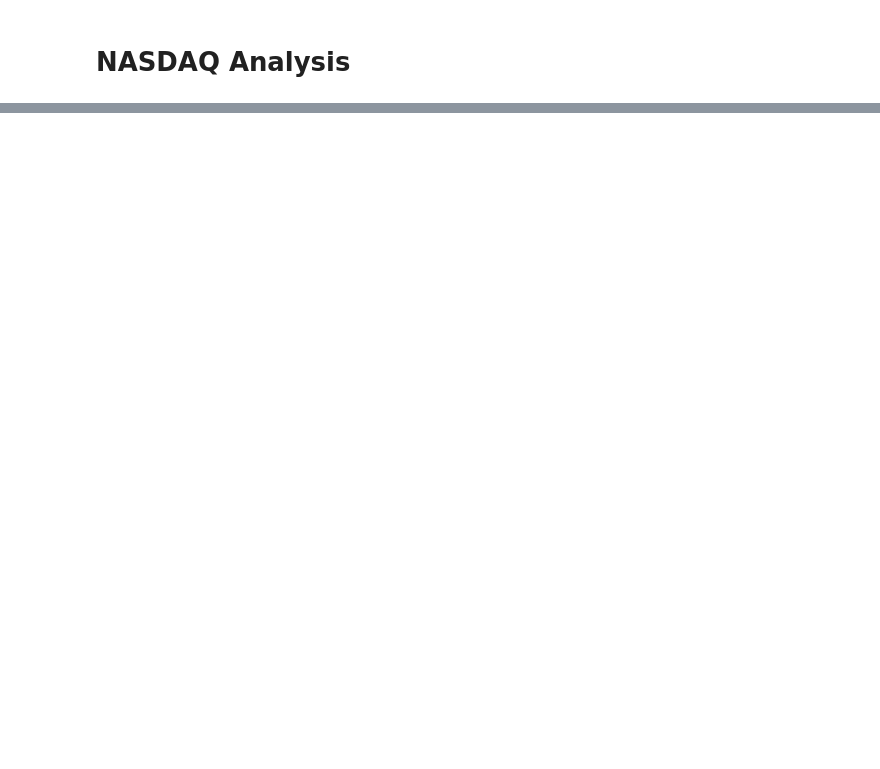
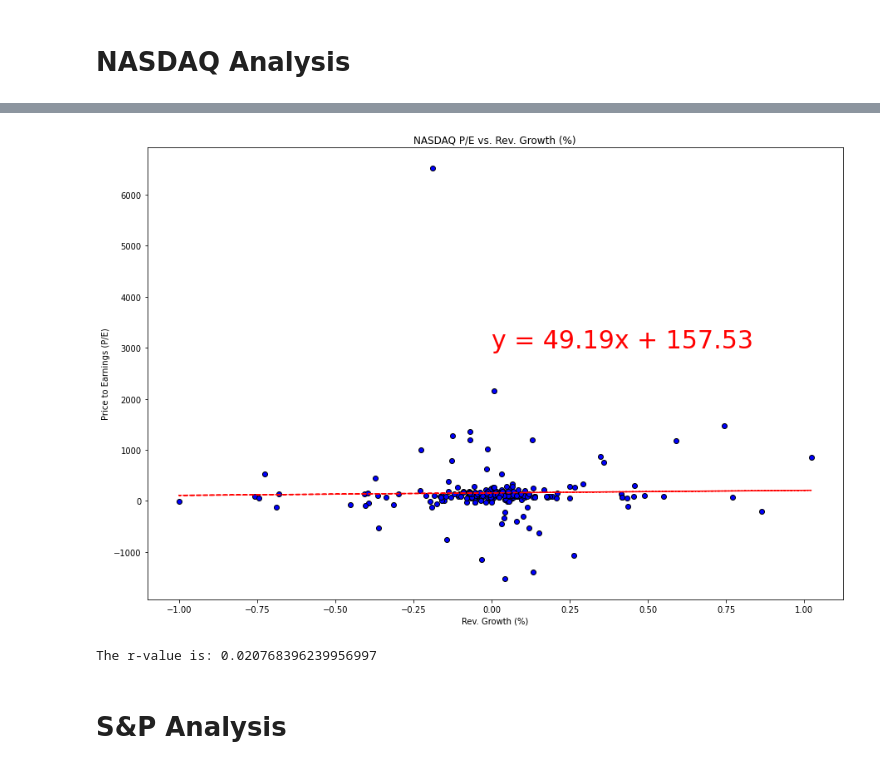
Before and after one commit to m1nsun9/Tech_Bubble_Analysis, a Jupyter notebook: NASDAQ_S&P_Final.ipynb, the cells around one changed output, grey strips where cells are left out. Cells and saved outputs as stored; diff of their text form; code cells hidden in the pictures; blank space fills up the shorter version.

Commit message:
added merged final notebooks

```diff
--- a/NASDAQ_S&P_Final.ipynb
+++ b/NASDAQ_S&P_Final.ipynb
@@ -22,0 +75,4 @@ Note: you may need to restart the kernel to use updated packages.
+# %%
+nasdaq_df = historical_prices_df.merge(financial_ratios_df, how='outer', on=['Company', 'Q1 Date', 'Q2 Date', 'Q3 Date'])
+
+dtale.show(nasdaq_df, ignore_duplicate=True)
@@ -22,0 +81,2 @@ Note: you may need to restart the kernel to use updated packages.
+# %%
+clean_nasdaq_df = nasdaq_df.merge(financial_growth_df, how='outer', on=['Company', 'Q1 Date', 'Q2 Date', 'Q3 Date'])
@@ -22,0 +103,3 @@ Note: you may need to restart the kernel to use updated packages.
+# %%
+clean_nasdaq_df = clean_nasdaq_df.dropna()
+clean_nasdaq_df = clean_nasdaq_df.reset_index(drop=True)
@@ -22,0 +121,9 @@ Note: you may need to restart the kernel to use updated packages.
+# %%
+# add price changes as percentage for NASDAQ
+for index, row in clean_nasdaq_df.iterrows():
+    clean_nasdaq_df.loc[index, 'Q1 Price Change'] =  100 * (row['Q1 Price'] - row['Q1 Price'])/(row['Q1 Price'])
+    clean_nasdaq_df.loc[index, 'Q2 Price Change'] =  100 * (row['Q2 Price'] - row['Q1 Price'])/(row['Q1 Price'])
+    clean_nasdaq_df.loc[index, 'Q3 Price Change'] =  100 * (row['Q3 Price'] - row['Q2 Price'])/(row['Q2 Price'])
+
+clean_nasdaq_df.to_csv('output/clean_nasdaq_df.csv')
+dtale.show(clean_nasdaq_df, ignore_duplicate=True)
@@ -22,0 +132,41 @@ Note: you may need to restart the kernel to use updated packages.
+# %%
+q1_rev = clean_nasdaq_df["Q1 Rev Growth"].to_list()
+q2_rev = clean_nasdaq_df["Q2 Rev Growth"].to_list()
+q3_rev = clean_nasdaq_df["Q3 Rev Growth"].to_list()
+
+q1_pe = clean_nasdaq_df["Q1 P/E"].to_list()
+q2_pe = clean_nasdaq_df["Q2 P/E"].to_list()
+q3_pe = clean_nasdaq_df["Q3 P/E"].to_list()
+
+# removes the largest outliers in the dataset
+q3_rev.remove(max(q3_rev))
+q3_pe.remove(q3_pe[q3_rev.index(max(q3_rev))])
+q3_rev.remove(q3_rev[q3_pe.index(max(q3_pe))])
+q3_pe.remove(max(q3_pe))
+
+rev_growth = q1_rev + q2_rev + q3_rev
+pe_ratios = q1_pe + q2_pe + q3_pe
+
+x_values = np.array(rev_growth)
+y_values = np.array(pe_ratios)
+
+slope, intercept, r_value, p_value, std_err = stats.linregress(x_values, y_values)
+regress_values = x_values * slope + intercept
+line_eq = "y = " + str(round(slope,2)) + "x + " + str(round(intercept,2))
+
+plt.subplots(figsize=(15, 10))
+plt.plot(x_values, regress_values, "r--")
+plt.annotate(line_eq,(0,3000),fontsize=30, color="red")
+plt.scatter(x_values, y_values, edgecolors="black", facecolors="blue")
+plt.xlabel("Rev. Growth (%)")
+plt.ylabel("Price to Earnings (P/E)")
+plt.title("NASDAQ P/E vs. Rev. Growth (%)")
+plt.savefig("graphs/nasdaq_rev_pe.png")
+plt.show()
+print(f"The r-value is: {r_value}")
+#print("R-squared: %f" % r_value**2)
+# %% [output]
+[figure, added]
+The r-value is: 0.020768396239956997
+# %% [markdown]
+# S&P Analysis
```
Also changed, not shown: parts of 29 cells of this notebook, 1 other file.
